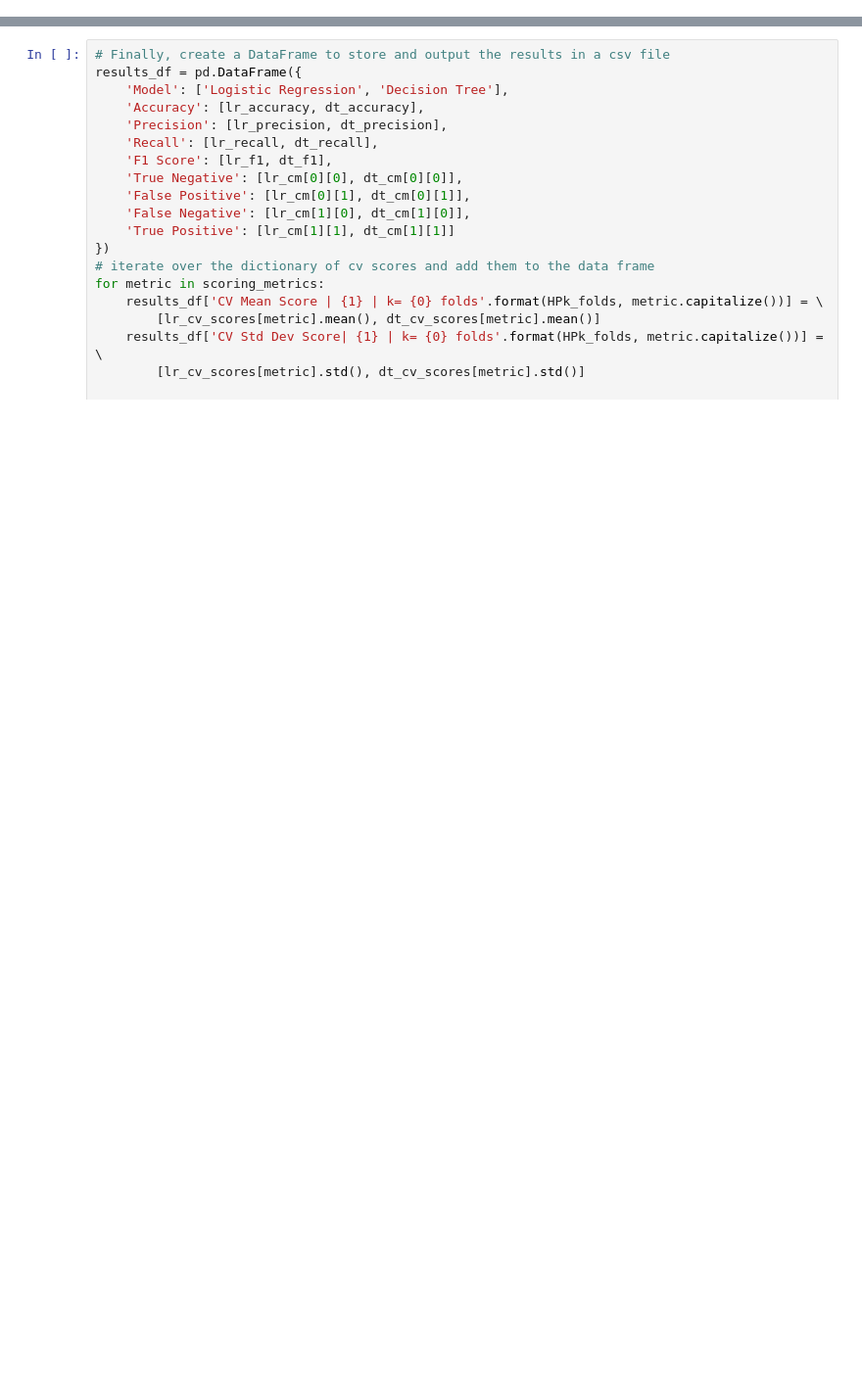
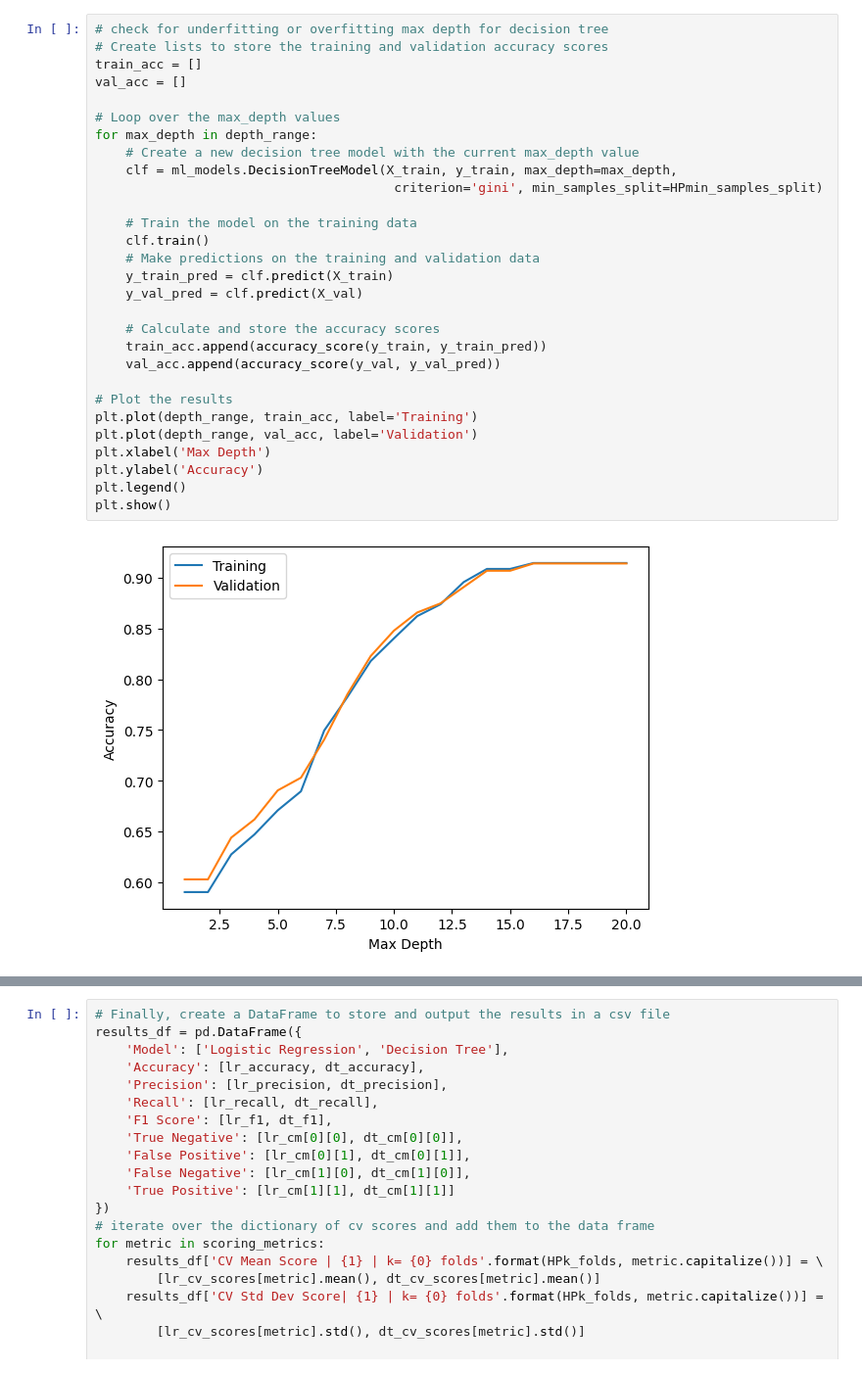
Before and after one commit to SakuZN/MCO3-Machine-Learning-Classification, a Jupyter notebook: ML_Classification.ipynb, the cells around one changed output, grey strips where cells are left out. Shown at 98% size. Saved outputs shown, nothing was run; the diff lists cells and outputs as text; blank space fills up the shorter version.

```diff
--- a/ML_Classification.ipynb
+++ b/ML_Classification.ipynb
@@ -186,0 +250,31 @@ LR_model.plot_coefficients()
+# %%
+# check for underfitting or overfitting max depth for decision tree
+# Create lists to store the training and validation accuracy scores
+train_acc = []
+val_acc = []
+
+# Loop over the max_depth values
+for max_depth in depth_range:
+    # Create a new decision tree model with the current max_depth value
+    clf = ml_models.DecisionTreeModel(X_train, y_train, max_depth=max_depth,
+                                       criterion='gini', min_samples_split=HPmin_samples_split)
+
+    # Train the model on the training data
+    clf.train()
+    # Make predictions on the training and validation data
+    y_train_pred = clf.predict(X_train)
+    y_val_pred = clf.predict(X_val)
+
+    # Calculate and store the accuracy scores
+    train_acc.append(accuracy_score(y_train, y_train_pred))
+    val_acc.append(accuracy_score(y_val, y_val_pred))
+
+# Plot the results
+plt.plot(depth_range, train_acc, label='Training')
+plt.plot(depth_range, val_acc, label='Validation')
+plt.xlabel('Max Depth')
+plt.ylabel('Accuracy')
+plt.legend()
+plt.show()
+# %% [output]
+[figure, added]
```
Also changed, not shown: parts of 13 cells of this notebook, 2 other files.
